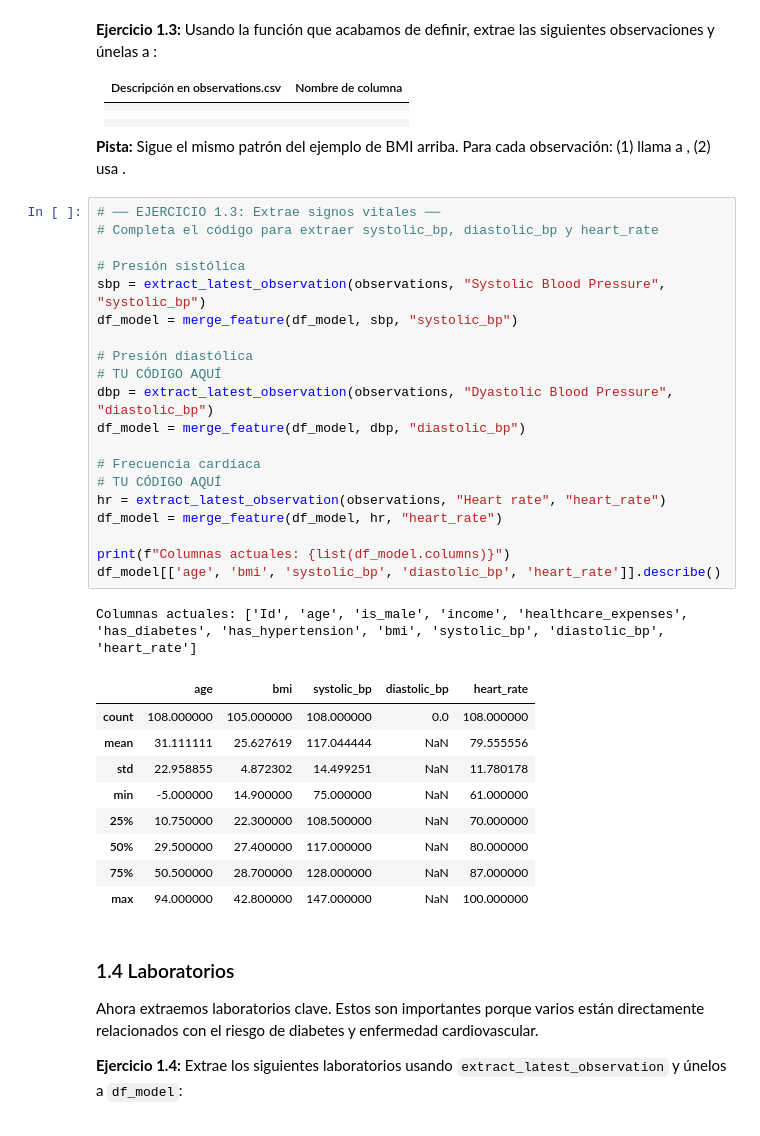
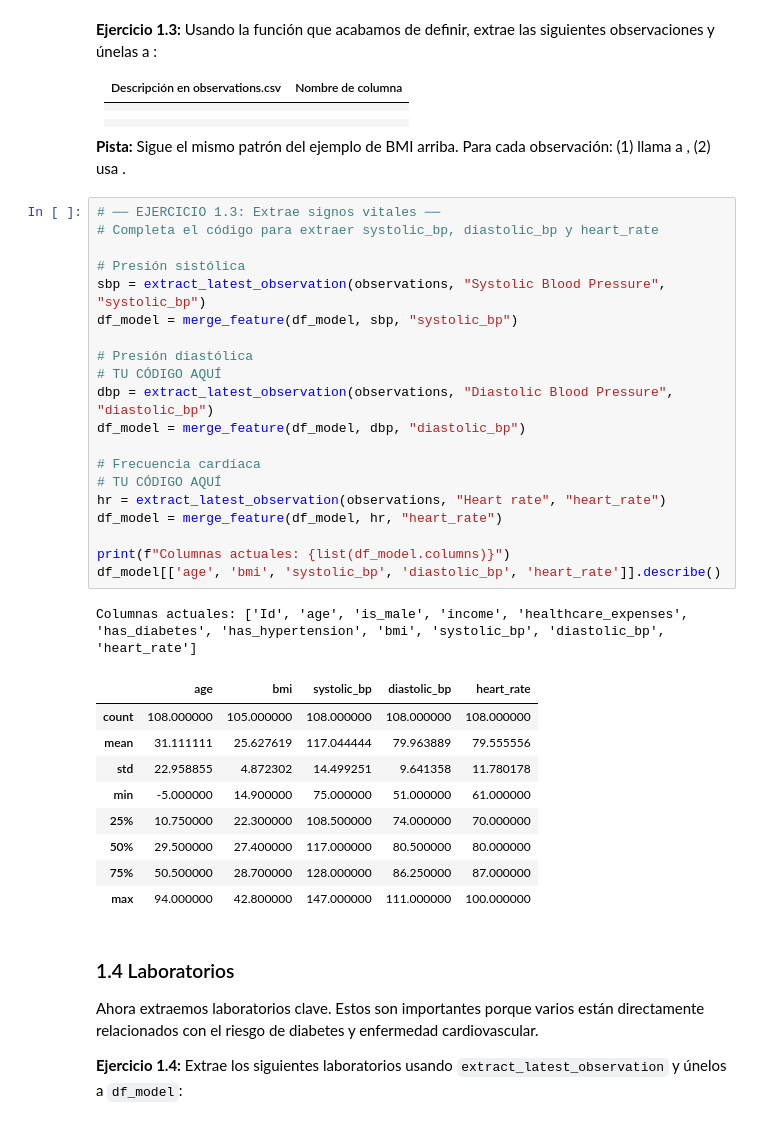
Before and after one commit to Gianca2029/healthdatalab, a Jupyter notebook: labs/lab-4-statistical-modeling/notebooks/Lab04_Modelado_Estadistico.ipynb, the cells around one changed output. Saved outputs shown, nothing was run; the diff lists cells and outputs as text.

```diff
--- a/labs/lab-4-statistical-modeling/notebooks/Lab04_Modelado_Estadistico.ipynb
+++ b/labs/lab-4-statistical-modeling/notebooks/Lab04_Modelado_Estadistico.ipynb
@@ -284,34 +284,34 @@ BMI promedio: 25.6 kg/m²
 # %%
 # ── EJERCICIO 1.3: Extrae signos vitales ──
 # Completa el código para extraer systolic_bp, diastolic_bp y heart_rate
 
 # Presión sistólica
 sbp = extract_latest_observation(observations, "Systolic Blood Pressure", "systolic_bp")
 df_model = merge_feature(df_model, sbp, "systolic_bp")
 
 # Presión diastólica
 # TU CÓDIGO AQUÍ
-dbp = extract_latest_observation(observations, "Dyastolic Blood Pressure", "diastolic_bp")
+dbp = extract_latest_observation(observations, "Diastolic Blood Pressure", "diastolic_bp")
 df_model = merge_feature(df_model, dbp, "diastolic_bp")
 
 # Frecuencia cardíaca
 # TU CÓDIGO AQUÍ
 hr = extract_latest_observation(observations, "Heart rate", "heart_rate")
 df_model = merge_feature(df_model, hr, "heart_rate")
 
 print(f"Columnas actuales: {list(df_model.columns)}")
 df_model[['age', 'bmi', 'systolic_bp', 'diastolic_bp', 'heart_rate']].describe()
 # %% [output]
 Columnas actuales: ['Id', 'age', 'is_male', 'income', 'healthcare_expenses', 'has_diabetes', 'has_hypertension', 'bmi', 'systolic_bp', 'diastolic_bp', 'heart_rate']
 |  | age | bmi | systolic_bp | diastolic_bp | heart_rate |
-| count | 108.000000 | 105.000000 | 108.000000 | 0.0 | 108.000000 |
-| mean | 31.111111 | 25.627619 | 117.044444 | NaN | 79.555556 |
-| std | 22.958855 | 4.872302 | 14.499251 | NaN | 11.780178 |
-| min | -5.000000 | 14.900000 | 75.000000 | NaN | 61.000000 |
-| 25% | 10.750000 | 22.300000 | 108.500000 | NaN | 70.000000 |
-| 50% | 29.500000 | 27.400000 | 117.000000 | NaN | 80.000000 |
-| 75% | 50.500000 | 28.700000 | 128.000000 | NaN | 87.000000 |
-| max | 94.000000 | 42.800000 | 147.000000 | NaN | 100.000000 |
+| count | 108.000000 | 105.000000 | 108.000000 | 108.000000 | 108.000000 |
+| mean | 31.111111 | 25.627619 | 117.044444 | 79.963889 | 79.555556 |
+| std | 22.958855 | 4.872302 | 14.499251 | 9.641358 | 11.780178 |
+| min | -5.000000 | 14.900000 | 75.000000 | 51.000000 | 61.000000 |
+| 25% | 10.750000 | 22.300000 | 108.500000 | 74.000000 | 70.000000 |
+| 50% | 29.500000 | 27.400000 | 117.000000 | 80.500000 | 80.000000 |
+| 75% | 50.500000 | 28.700000 | 128.000000 | 86.250000 | 87.000000 |
+| max | 94.000000 | 42.800000 | 147.000000 | 111.000000 | 100.000000 |
 # %% [markdown]
 ### 1.4 Laboratorios
 
```
Also changed, not shown: parts of 10 cells of this notebook.
